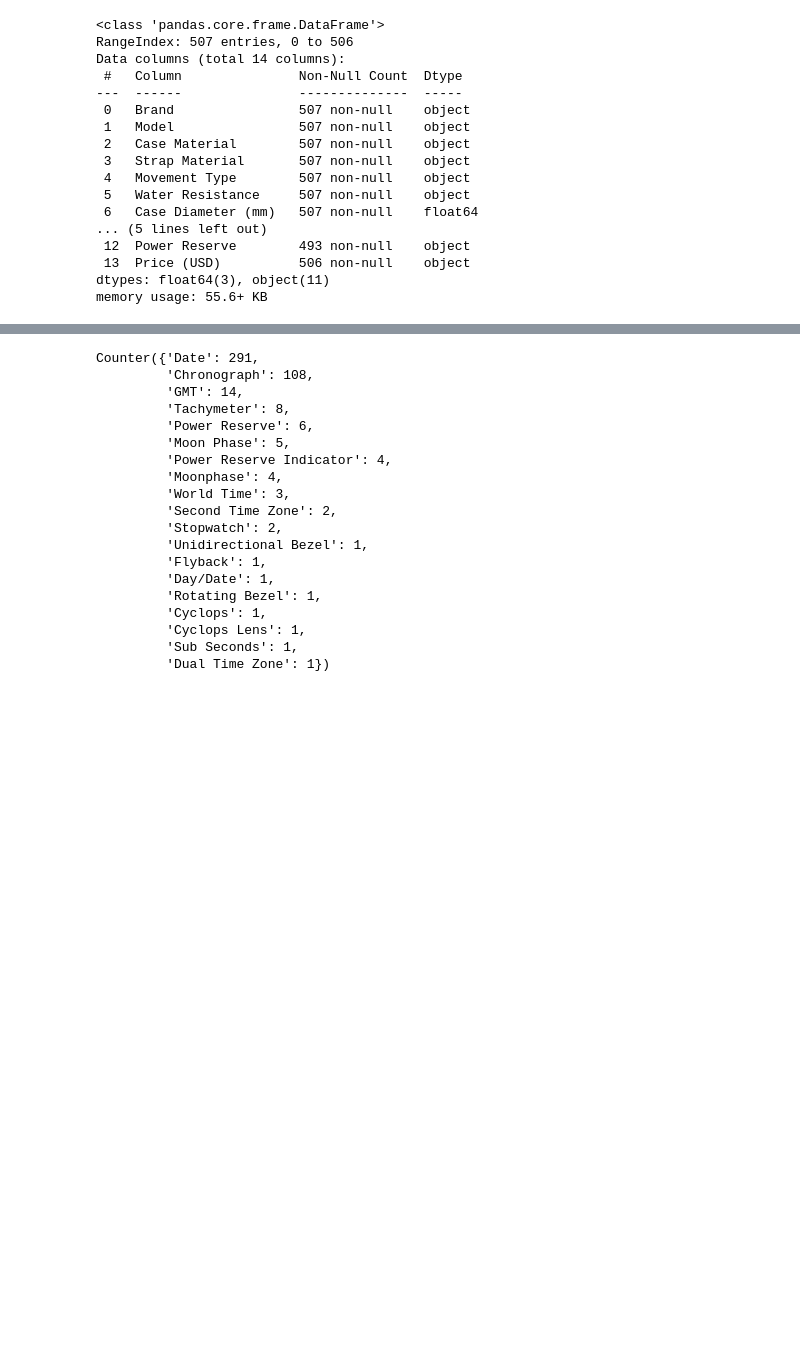
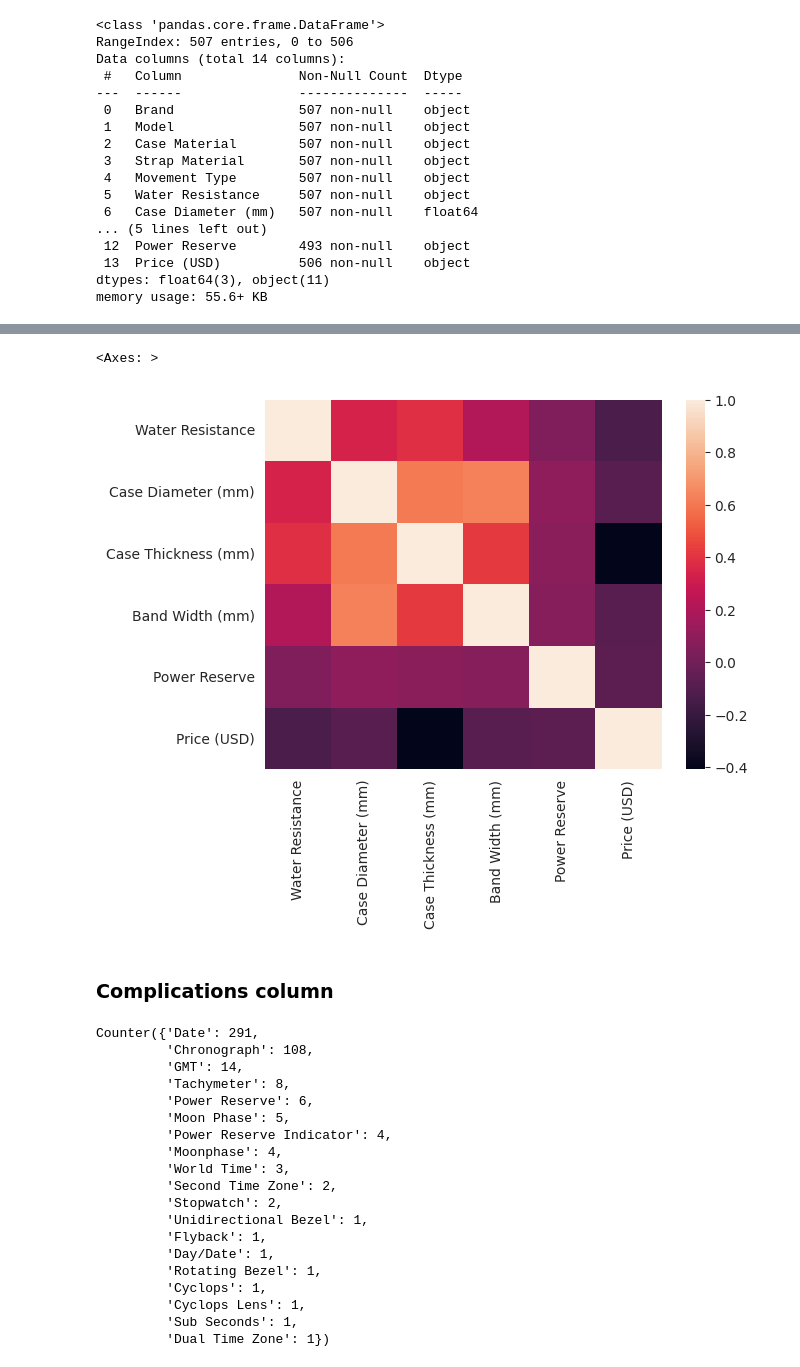
Before and after one commit to DonaJankova97/watch-price-prediction, a Jupyter notebook: model/eda.ipynb, the cells around one changed output, grey strips where cells are left out. Drawn from its saved outputs; the diff is of its cells as text; code cells hidden in the pictures; blank space fills up the shorter version.

```diff
--- a/model/eda.ipynb
+++ b/model/eda.ipynb
@@ -101,3 +216,10 @@ we see that one watch may have several different additionnal fonctions or featur
+# %%
+sns.heatmap(df[numcols].corr())
+# %% [output]
+<Axes: >
+[figure, added]
+# %% [markdown]
+### Complications column
 # %%
 lst1 = []
 for i in df['Complications'].dropna():
```
Also changed, not shown: parts of 34 cells of this notebook, 3 other files.
